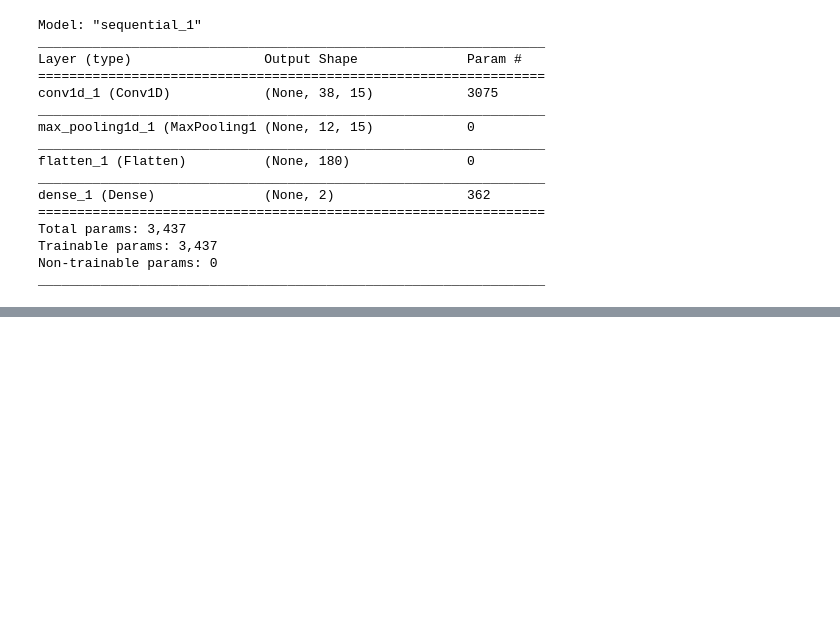
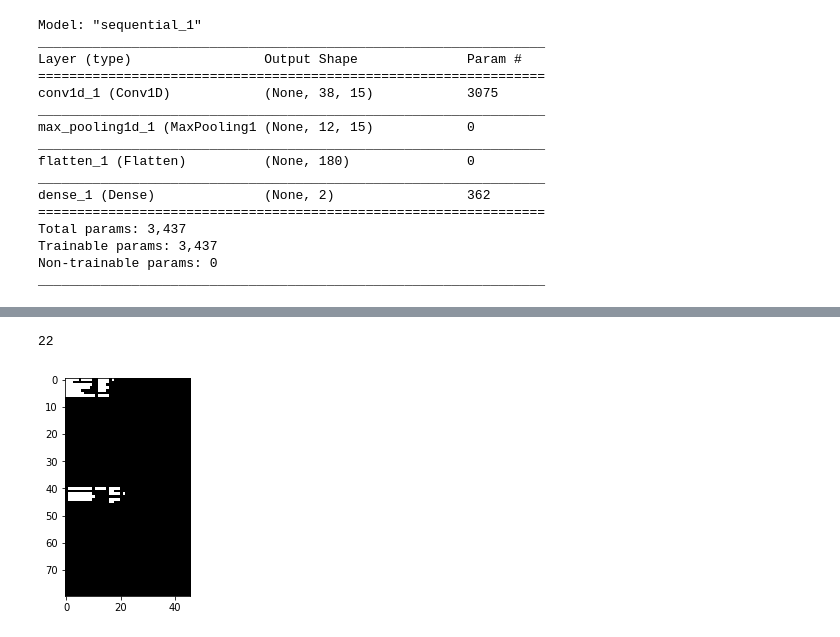
Before and after one commit to dpasse/boom-shaka-laka, a Jupyter notebook: notebooks/tables/simple_table_regression_poc.ipynb, the cells around one changed output, grey strips where cells are left out. Saved outputs shown, nothing was run; the diff lists cells and outputs as text; code cells hidden in the pictures; blank space fills up the shorter version.

```diff
--- a/notebooks/tables/simple_table_regression_poc.ipynb
+++ b/notebooks/tables/simple_table_regression_poc.ipynb
@@ -315,3 +348,11 @@ plt.show()
+# %%
+formatted = split_file(indexes, X_train[1])
+
+plt.imshow(formatted, cmap='gray')
+plt.show()
+# %% [output]
+22
+[figure, added]
 # %%
 plt.imshow(X_train[2], cmap='gray')
 plt.show()
```
Also changed, not shown: parts of 11 cells of this notebook.
